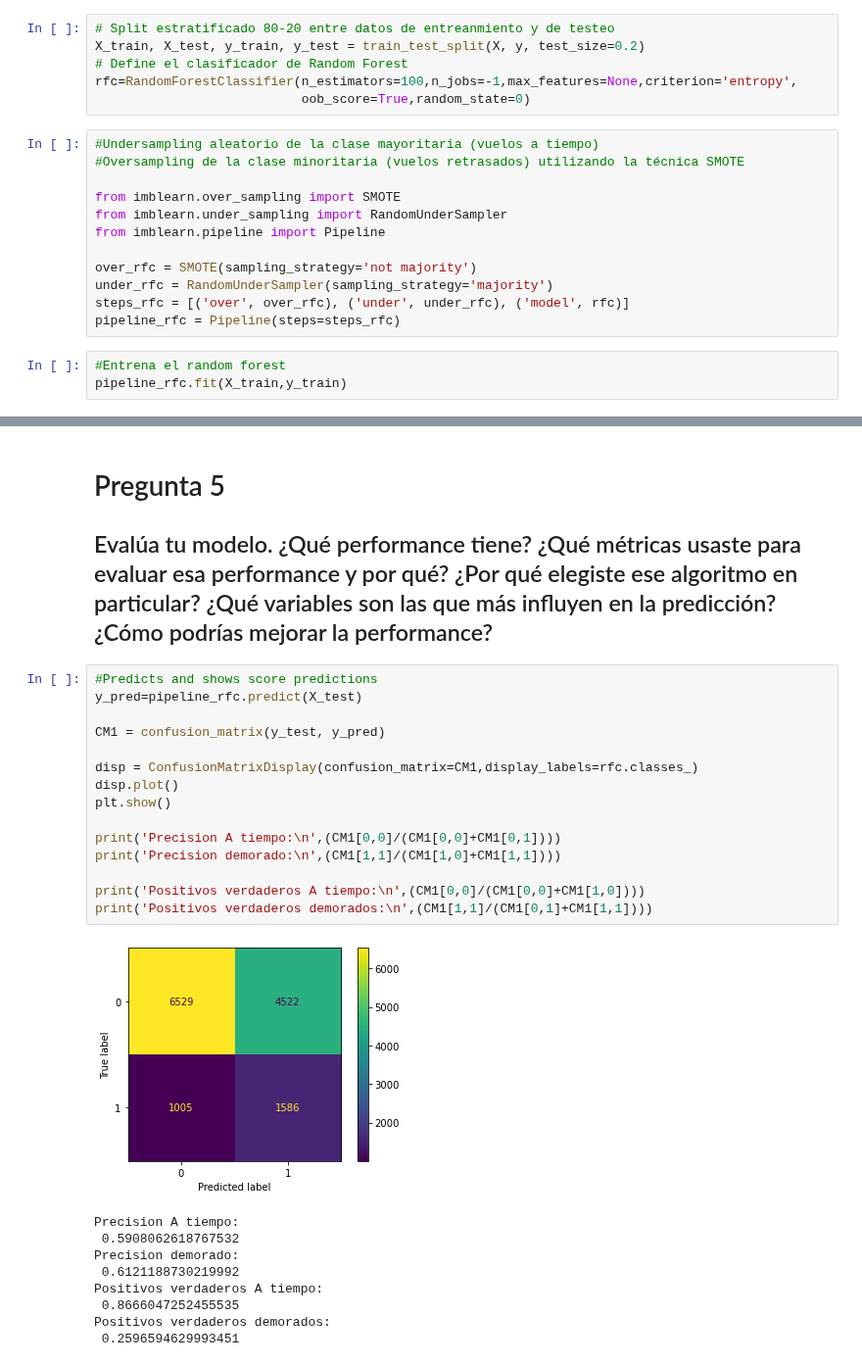
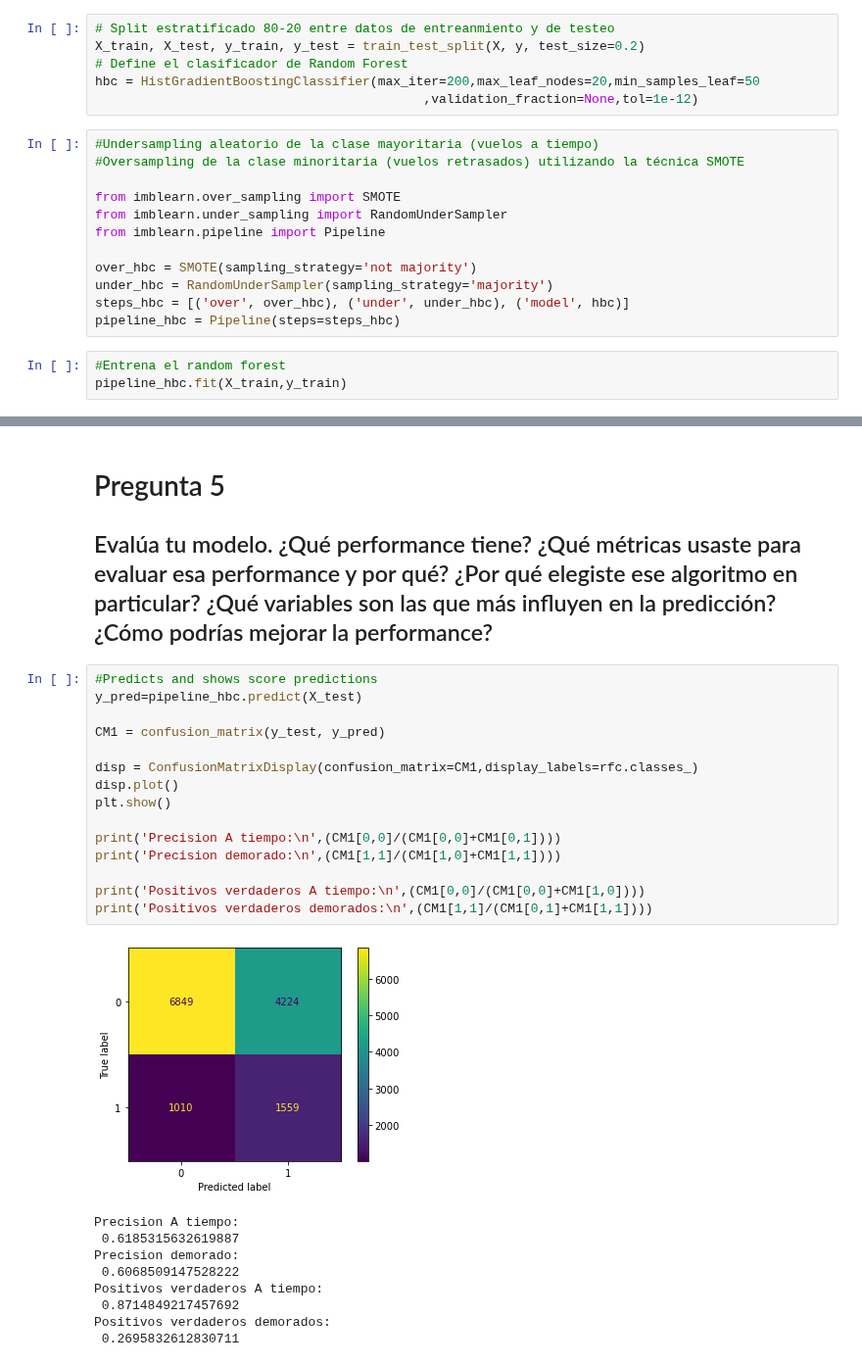
Before and after one commit to AndresFrancoG/desafioDSLatam, a Jupyter notebook: solution.ipynb, the cells around one changed output, grey strips where cells are left out. Shown at 98% size. Saved outputs shown, nothing was run; the diff lists cells and outputs as text.

Commit message:
Se realiza el test con el modelo Histogram Gradient Boosting

```diff
--- a/solution.ipynb
+++ b/solution.ipynb
@@ -435,8 +435,8 @@ from sklearn.metrics import confusion_matrix, ConfusionMatrixDisplay
 # Split estratificado 80-20 entre datos de entreanmiento y de testeo
 X_train, X_test, y_train, y_test = train_test_split(X, y, test_size=0.2)
 # Define el clasificador de Random Forest
-rfc=RandomForestClassifier(n_estimators=100,n_jobs=-1,max_features=None,criterion='entropy',
-                           oob_score=True,random_state=0)
+hbc = HistGradientBoostingClassifier(max_iter=200,max_leaf_nodes=20,min_samples_leaf=50
+                                           ,validation_fraction=None,tol=1e-12)
 # %%
 #Undersampling aleatorio de la clase mayoritaria (vuelos a tiempo)
 #Oversampling de la clase minoritaria (vuelos retrasados) utilizando la técnica SMOTE
@@ -445,13 +445,13 @@ from imblearn.over_sampling import SMOTE
 from imblearn.under_sampling import RandomUnderSampler
 from imblearn.pipeline import Pipeline
 
-over_rfc = SMOTE(sampling_strategy='not majority')
-under_rfc = RandomUnderSampler(sampling_strategy='majority')
-steps_rfc = [('over', over_rfc), ('under', under_rfc), ('model', rfc)]
-pipeline_rfc = Pipeline(steps=steps_rfc)
+over_hbc = SMOTE(sampling_strategy='not majority')
+under_hbc = RandomUnderSampler(sampling_strategy='majority')
+steps_hbc = [('over', over_hbc), ('under', under_hbc), ('model', hbc)]
+pipeline_hbc = Pipeline(steps=steps_hbc)
 # %%
 #Entrena el random forest
-pipeline_rfc.fit(X_train,y_train)
+pipeline_hbc.fit(X_train,y_train)
 # %% [output]
 Pipeline(steps=[('over', SMOTE(sampling_strategy='not majority')),
                 ('under', RandomUnderSampler(sampling_strategy='majority')),
@@ -464,27 +464,27 @@ Pipeline(steps=[('over', SMOTE(sampling_strategy='not majority')),
 ## Evalúa tu modelo. ¿Qué performance tiene? ¿Qué métricas usaste para evaluar esa performance y por qué? ¿Por qué elegiste ese algoritmo en particular? ¿Qué variables son las que más influyen en la predicción? ¿Cómo podrías mejorar la performance?
 # %%
 #Predicts and shows score predictions
-y_pred=pipeline_rfc.predict(X_test)
+y_pred=pipeline_hbc.predict(X_test)
 
 CM1 = confusion_matrix(y_test, y_pred)
 
 disp = ConfusionMatrixDisplay(confusion_matrix=CM1,display_labels=rfc.classes_)
 disp.plot()
 plt.show()
 
 print('Precision A tiempo:\n',(CM1[0,0]/(CM1[0,0]+CM1[0,1])))
 print('Precision demorado:\n',(CM1[1,1]/(CM1[1,0]+CM1[1,1])))
 
 print('Positivos verdaderos A tiempo:\n',(CM1[0,0]/(CM1[0,0]+CM1[1,0])))
 print('Positivos verdaderos demorados:\n',(CM1[1,1]/(CM1[0,1]+CM1[1,1])))
 # %% [output]
-[figure, old version]
+[figure, new version]
 Precision A tiempo:
- 0.5908062618767532
+ 0.6185315632619887
 Precision demorado:
- 0.6121188730219992
+ 0.6068509147528222
 Positivos verdaderos A tiempo:
- 0.8666047252455535
+ 0.8714849217457692
 Positivos verdaderos demorados:
- 0.2596594629993451
+ 0.2695832612830711
 # %% [markdown]
```
Also changed, not shown: parts of 6 cells of this notebook.
